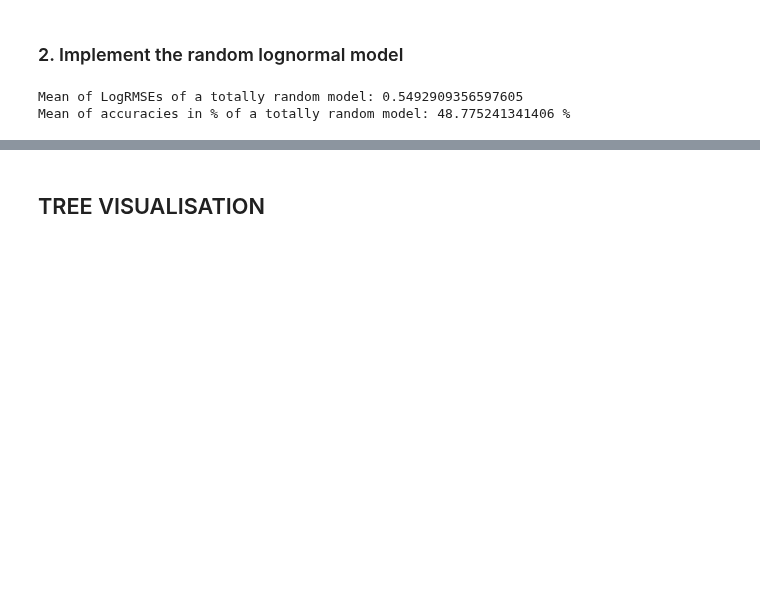
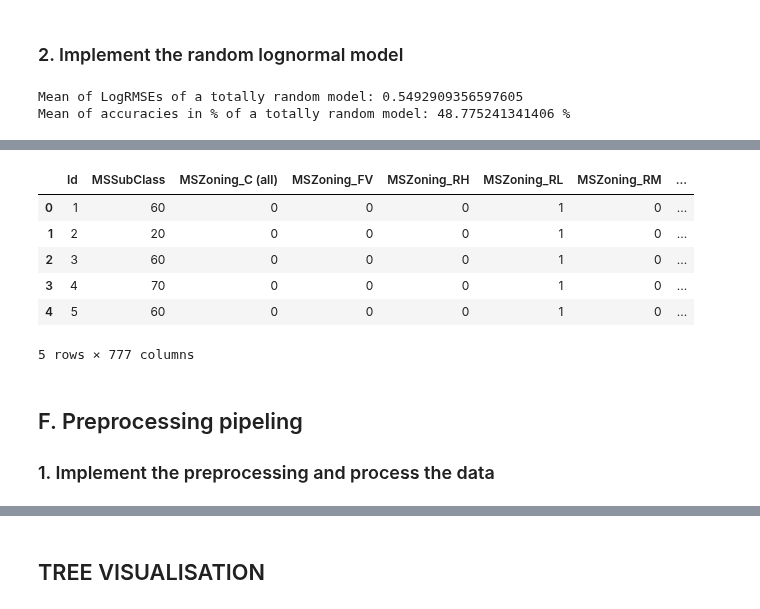
Before and after one commit to Gadiben/AML2018, a Jupyter notebook: Notebooks/challenges/Propre-DataStats.ipynb, the cells around one changed output, grey strips where cells are left out. Saved outputs shown, nothing was run; the diff lists cells and outputs as text; code cells hidden in the pictures; blank space fills up the shorter version.

```diff
--- a/Notebooks/challenges/Propre-DataStats.ipynb
+++ b/Notebooks/challenges/Propre-DataStats.ipynb
@@ -709,0 +888,17 @@ Mean of accuracies in % of a totally random model: 48.775241341406 %
+# %%
+#Result of one hot encode method
+pdAllData_Categ_clean = cleaning(pdAllData_Categ) #clean train data
+pdAllData_oneHot,_ = encodeCategoricalFeatures(pdAllData_Categ,encoding_technique='oneHotEncode')
+pdAllData_oneHot.head()
+# %% [output]
+|  | Id | MSSubClass | MSZoning_C (all) | MSZoning_FV | MSZoning_RH | MSZoning_RL | MSZoning_RM | ... |
+| 0 | 1 | 60 | 0 | 0 | 0 | 1 | 0 | ... |
+| 1 | 2 | 20 | 0 | 0 | 0 | 1 | 0 | ... |
+| 2 | 3 | 60 | 0 | 0 | 0 | 1 | 0 | ... |
+| 3 | 4 | 70 | 0 | 0 | 0 | 1 | 0 | ... |
+| 4 | 5 | 60 | 0 | 0 | 0 | 1 | 0 | ... |
+5 rows × 777 columns
+# %% [markdown]
+## F. Preprocessing pipeling
+
+### 1. Implement the preprocessing and process the data
```
Also changed, not shown: parts of 12 cells of this notebook.
